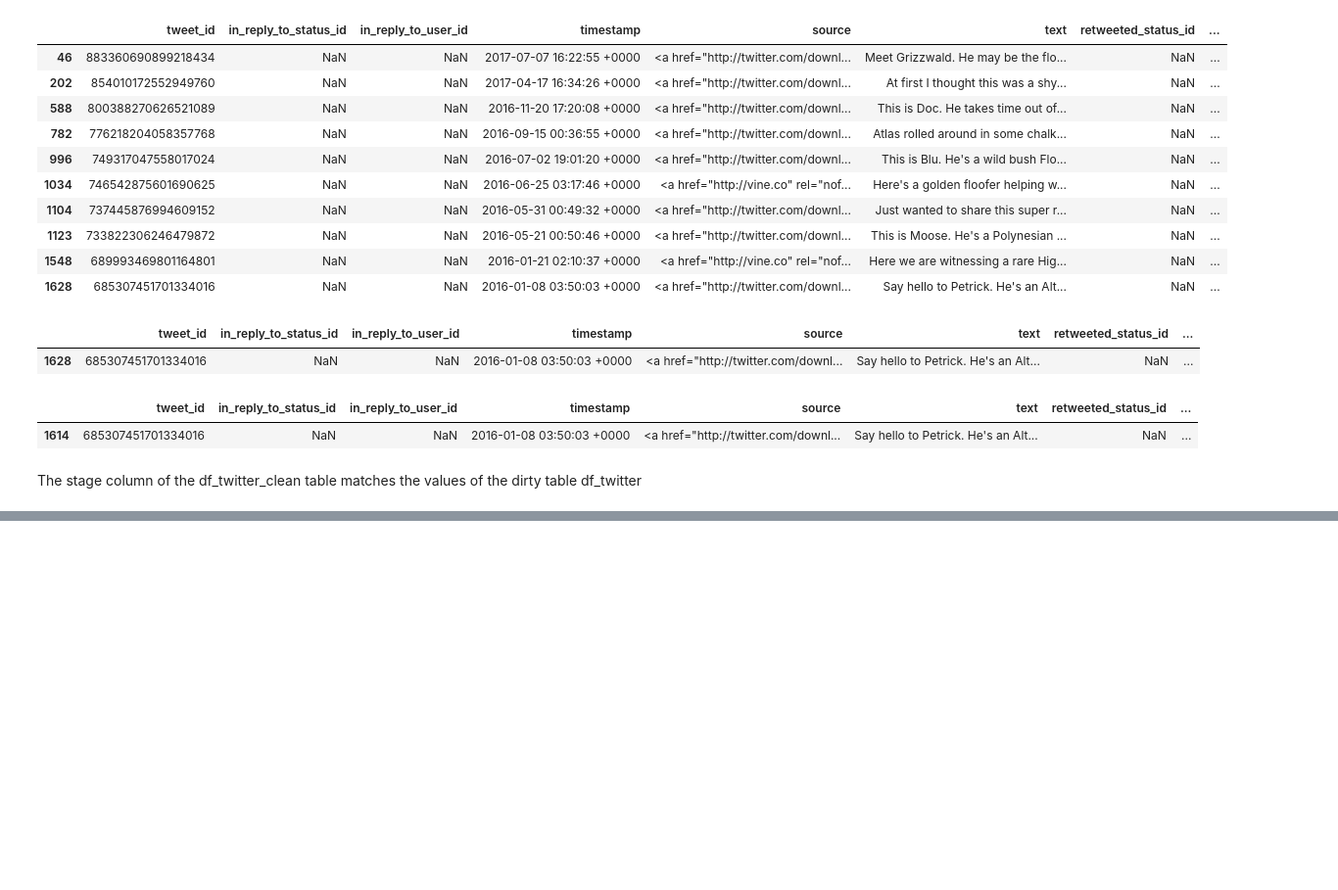
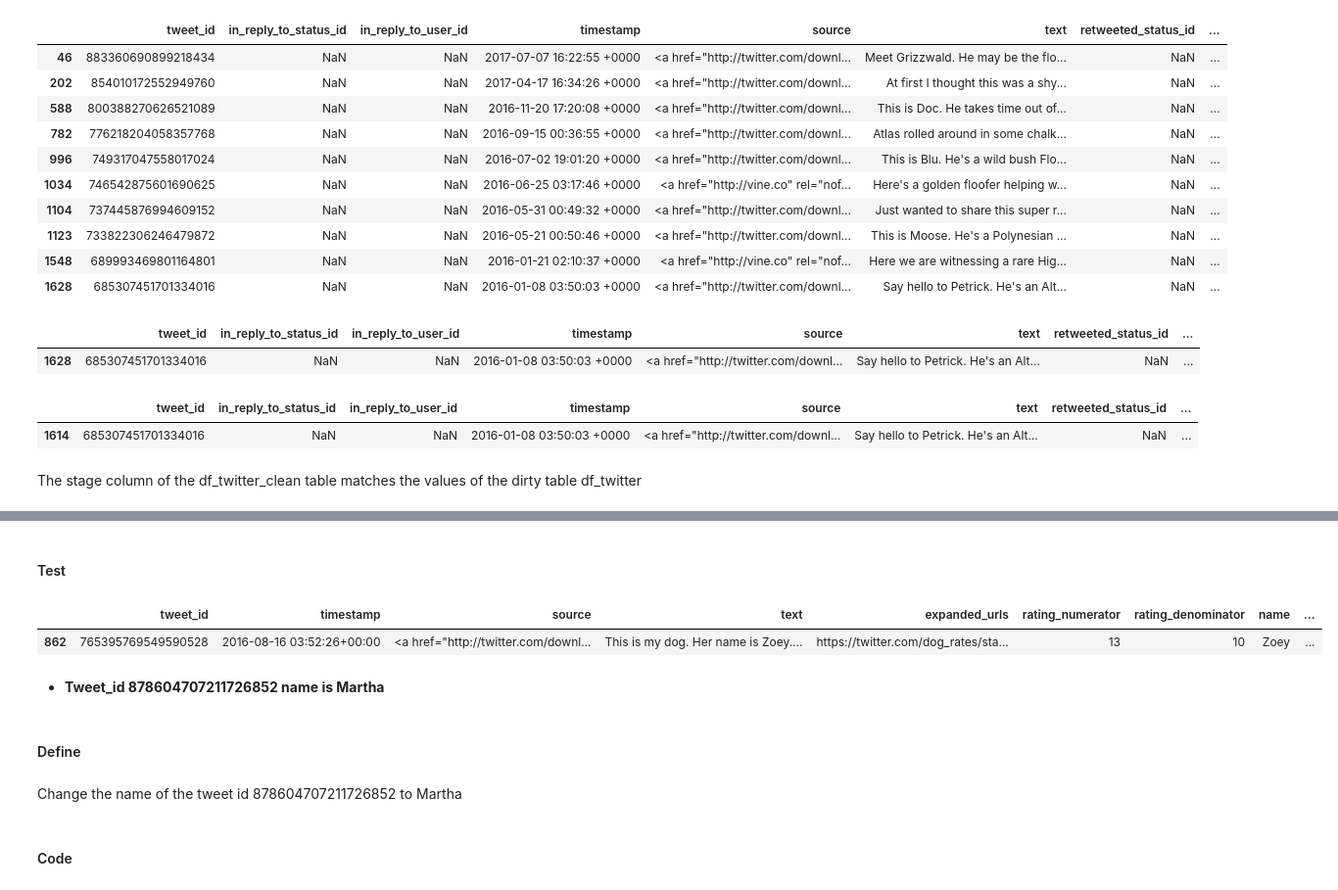
Before and after one commit to rubenvf/WeRateDogs-Wrangle-and-Analysis, a Jupyter notebook: wrangle_act.ipynb, the cells around one changed output, grey strips where cells are left out. Shown at 98% size. Saved outputs shown, nothing was run; the diff lists cells and outputs as text; code cells hidden in the pictures; blank space fills up the shorter version.

```diff
--- a/wrangle_act.ipynb
+++ b/wrangle_act.ipynb
@@ -579,0 +839,17 @@ The stage column of the df_twitter_clean table matches the values of the dirty t
+# %%
+df_master.loc[862, 'name'] = 'Zoey'
+# %% [markdown]
+#### Test
+# %%
+df_master[df_master.tweet_id == 765395769549590528]
+# %% [output]
+|  | tweet_id | timestamp | source | text | expanded_urls | rating_numerator | rating_denominator | name | ... |
+| 862 | 765395769549590528 | 2016-08-16 03:52:26+00:00 | <a href="http://twitter.com/downl... | This is my dog. Her name is Zoey.... | https://twitter.com/dog_rates/sta... | 13 | 10 | Zoey | ... |
+# %% [markdown]
+- **Tweet_id 878604707211726852 name is Martha**
+# %% [markdown]
+#### Define
+# %% [markdown]
+Change the name of the tweet id 878604707211726852 to Martha
+# %% [markdown]
+#### Code
```
Also changed, not shown: parts of 73 cells of this notebook.
